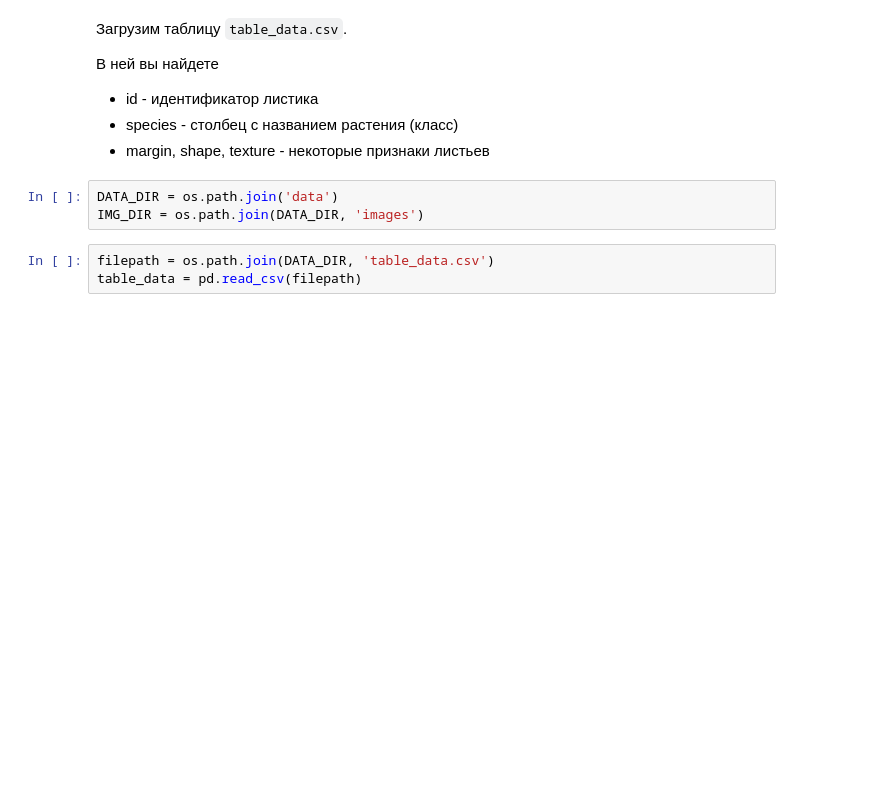
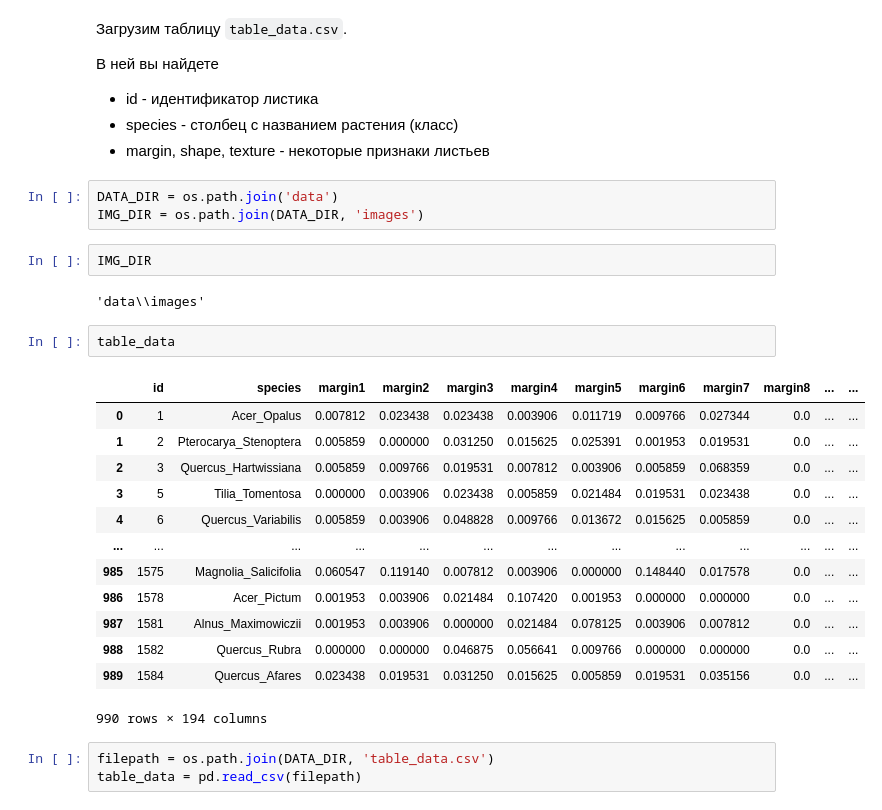
Before and after one commit to AsyaKarpova/ML_NES_2020, a Jupyter notebook: homeworks/homework5.ipynb, the cells around one changed output. Drawn from its saved outputs; the diff is of its cells as text; blank space fills up the shorter version.

```diff
--- a/homeworks/homework5.ipynb
+++ b/homeworks/homework5.ipynb
@@ -43,6 +39,26 @@ C:\Users\DNS\Anaconda3\lib\site-packages\numpy\.libs\libopenblas.PYQHXLVVQ7VESDP
 # %%
 DATA_DIR = os.path.join('data')
 IMG_DIR = os.path.join(DATA_DIR, 'images')
+# %%
+IMG_DIR
+# %% [output]
+'data\\images'
+# %%
+table_data
+# %% [output]
+|  | id | species | margin1 | margin2 | margin3 | margin4 | margin5 | margin6 | margin7 | margin8 | ... | ... |
+| 0 | 1 | Acer_Opalus | 0.007812 | 0.023438 | 0.023438 | 0.003906 | 0.011719 | 0.009766 | 0.027344 | 0.0 | ... | ... |
+| 1 | 2 | Pterocarya_Stenoptera | 0.005859 | 0.000000 | 0.031250 | 0.015625 | 0.025391 | 0.001953 | 0.019531 | 0.0 | ... | ... |
+| 2 | 3 | Quercus_Hartwissiana | 0.005859 | 0.009766 | 0.019531 | 0.007812 | 0.003906 | 0.005859 | 0.068359 | 0.0 | ... | ... |
+| 3 | 5 | Tilia_Tomentosa | 0.000000 | 0.003906 | 0.023438 | 0.005859 | 0.021484 | 0.019531 | 0.023438 | 0.0 | ... | ... |
+| 4 | 6 | Quercus_Variabilis | 0.005859 | 0.003906 | 0.048828 | 0.009766 | 0.013672 | 0.015625 | 0.005859 | 0.0 | ... | ... |
+| ... | ... | ... | ... | ... | ... | ... | ... | ... | ... | ... | ... | ... |
+| 985 | 1575 | Magnolia_Salicifolia | 0.060547 | 0.119140 | 0.007812 | 0.003906 | 0.000000 | 0.148440 | 0.017578 | 0.0 | ... | ... |
+| 986 | 1578 | Acer_Pictum | 0.001953 | 0.003906 | 0.021484 | 0.107420 | 0.001953 | 0.000000 | 0.000000 | 0.0 | ... | ... |
+| 987 | 1581 | Alnus_Maximowiczii | 0.001953 | 0.003906 | 0.000000 | 0.021484 | 0.078125 | 0.003906 | 0.007812 | 0.0 | ... | ... |
+| 988 | 1582 | Quercus_Rubra | 0.000000 | 0.000000 | 0.046875 | 0.056641 | 0.009766 | 0.000000 | 0.000000 | 0.0 | ... | ... |
+| 989 | 1584 | Quercus_Afares | 0.023438 | 0.019531 | 0.031250 | 0.015625 | 0.005859 | 0.019531 | 0.035156 | 0.0 | ... | ... |
+990 rows × 194 columns
 # %%
 filepath = os.path.join(DATA_DIR, 'table_data.csv')
 table_data = pd.read_csv(filepath)
```
Also changed, not shown: parts of 6 cells of this notebook, 6 other files.
